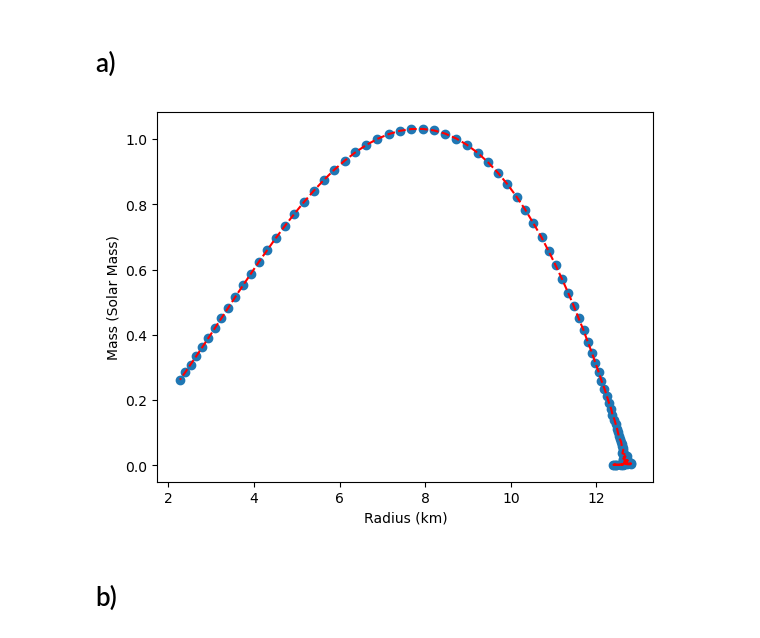
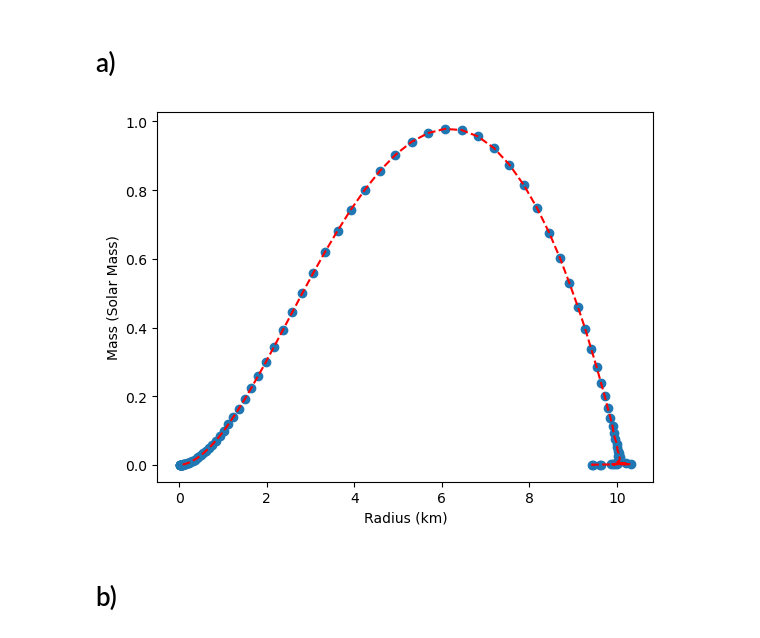
Before and after one commit to eamasya19/phys414_final_project, a Jupyter notebook: einstein.ipynb, the cells around one changed output. Cells and saved outputs as stored; diff of their text form; code cells hidden in the pictures.

```diff
--- a/einstein.ipynb
+++ b/einstein.ipynb
@@ -70,33 +70,33 @@ def solve_tov(p_c):
     return sol.y[0,-1], sol.t[-1]
 # %%
 # Equation Parameters
-K = 200
+K = 100
 N = 100 # Sample size
 
 # Preparing
-rho_vals = np.logspace(-6,-1, N)
+rho_vals = np.logspace(-6,3, N)
 central_pressures = polytope(K, rho_vals)  # vary central pressures
 masses = []
 radii = []
 
 for p_c in central_pressures:
     sol = solve_tov(p_c)
     m, r = sol
     masses.append(m)  # convert to solar masses
     radii.append(r / 1000 )  # convert to kilometers
 
 radii = np.asarray(radii).astype(float)
 masses = np.asarray(masses).astype(float)
 
 #Plot the result
 plt.figure()
 plt.scatter(x=radii*length_unit, y=masses)
 plt.plot(radii*length_unit, masses, '--', color='red')
 plt.xlabel('Radius (km)')
 plt.ylabel('Mass (Solar Mass)')
 plt.show()
 # %% [output]
-[figure, old version]
+[figure, new version]
 # %% [markdown]
 # b)
 # %%
```
Also changed, not shown: parts of 3 cells of this notebook, 1 other file.
